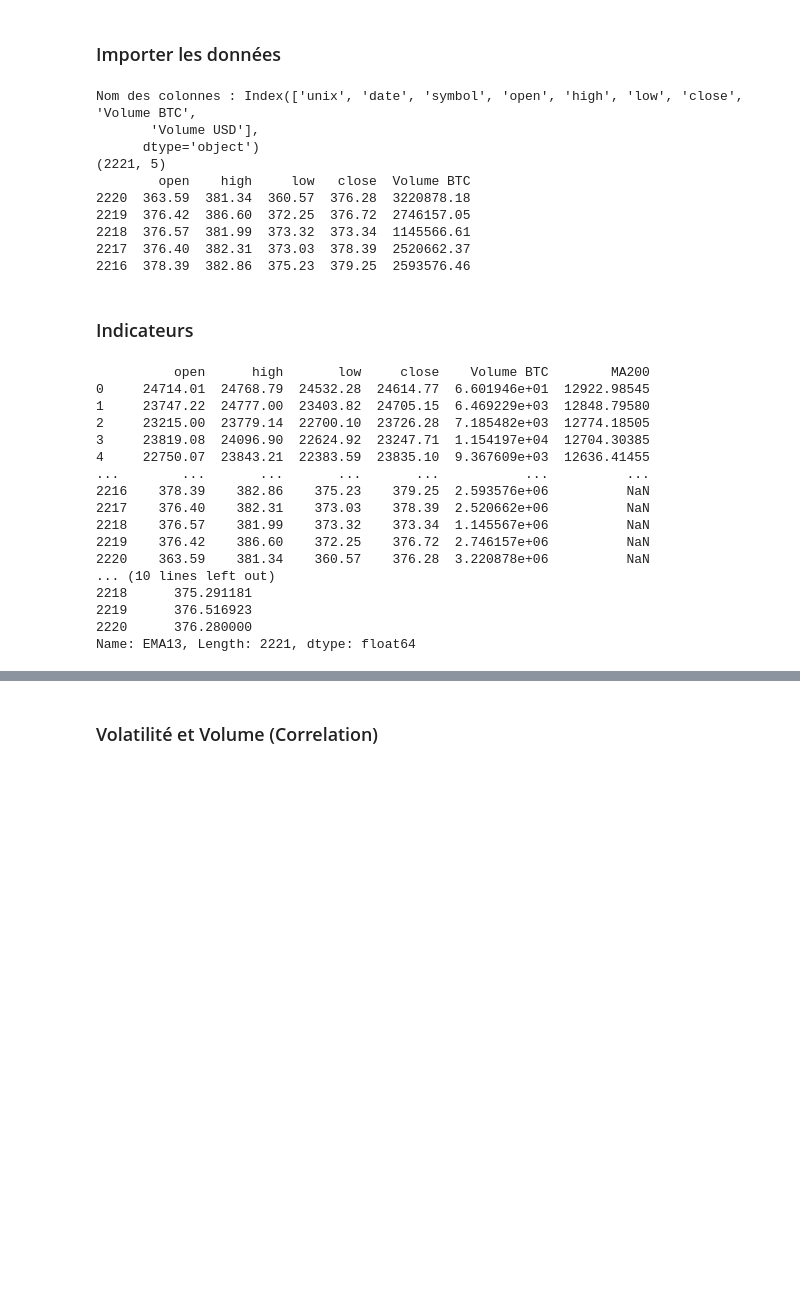
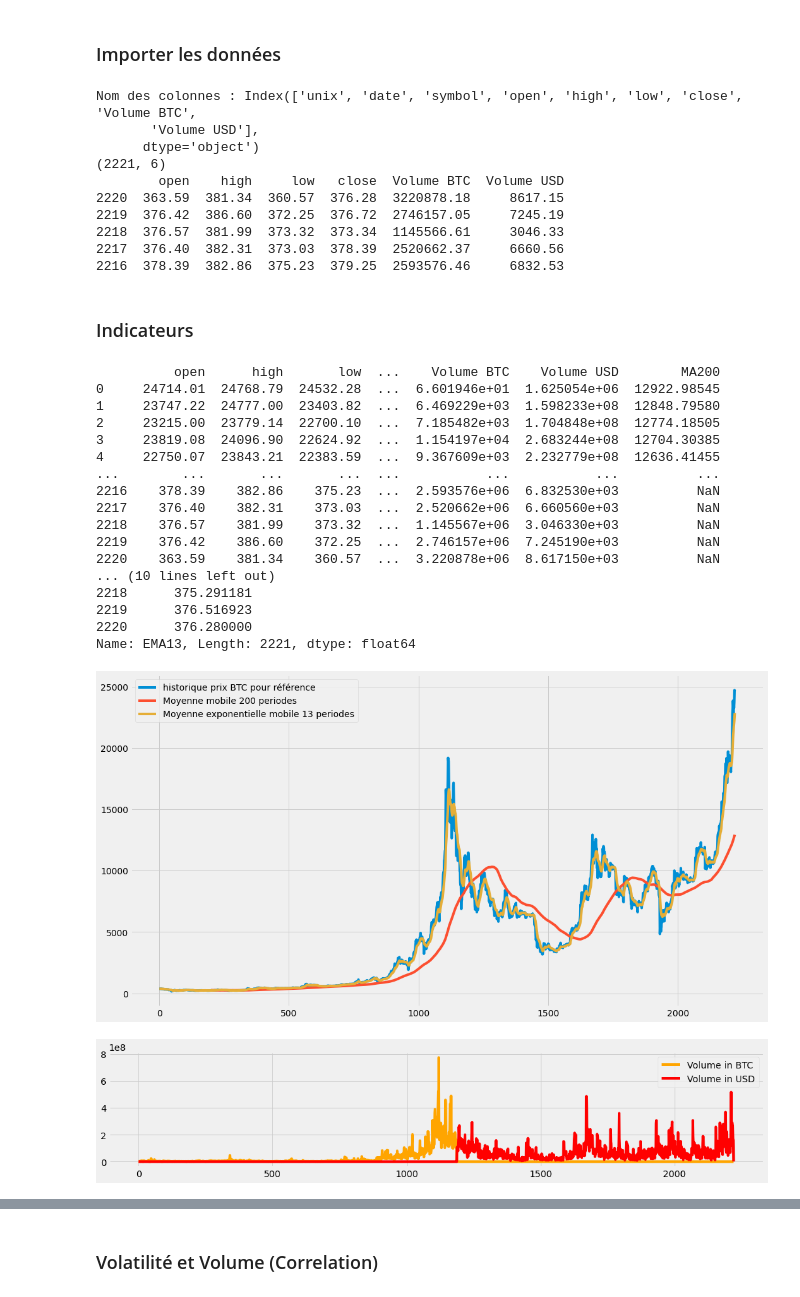
Before and after one commit to hderoche/RNN_Bitcoin_Prediction, a Jupyter notebook: StatistiquesDescriptivesBTC.ipynb, the cells around one changed output, grey strips where cells are left out. Cells and saved outputs as stored; diff of their text form; code cells hidden in the pictures; blank space fills up the shorter version.

```diff
--- a/StatistiquesDescriptivesBTC.ipynb
+++ b/StatistiquesDescriptivesBTC.ipynb
@@ -29,17 +36,17 @@ data = pd.DataFrame(dataBitstamp, index=[i for i in range(dataBitstamp.shape[0])
 # The datafiles I had were reversed, meaning that the index of the lastest data was 0, so I had to reverse the dataframe
 data = data[::-1]
 #data = data.drop(['Date','Symbol', 'Volume USD'], axis=1)
-data = data.drop(['date','symbol', 'Volume USD'], axis=1)
+data = data.drop(['date','symbol'], axis=1)
 print(data.shape)
 print(data.head())
 # %% [output]
 Nom des colonnes : Index(['unix', 'date', 'symbol', 'open', 'high', 'low', 'close', 'Volume BTC',
        'Volume USD'],
       dtype='object')
-(2221, 5)
-        open    high     low   close  Volume BTC
-2220  363.59  381.34  360.57  376.28  3220878.18
-2219  376.42  386.60  372.25  376.72  2746157.05
-2218  376.57  381.99  373.32  373.34  1145566.61
-2217  376.40  382.31  373.03  378.39  2520662.37
-2216  378.39  382.86  375.23  379.25  2593576.46
+(2221, 6)
+        open    high     low   close  Volume BTC  Volume USD
+2220  363.59  381.34  360.57  376.28  3220878.18     8617.15
+2219  376.42  386.60  372.25  376.72  2746157.05     7245.19
+2218  376.57  381.99  373.32  373.34  1145566.61     3046.33
+2217  376.40  382.31  373.03  378.39  2520662.37     6660.56
+2216  378.39  382.86  375.23  379.25  2593576.46     6832.53
@@ -62,20 +66,35 @@ def exponential_moving_average(data, param):
 print(moving_average(data, 200))
 print(exponential_moving_average(data, 13)['EMA13'])
 # %% [output]
-          open      high       low     close    Volume BTC        MA200
-0     24714.01  24768.79  24532.28  24614.77  6.601946e+01  12922.98545
-1     23747.22  24777.00  23403.82  24705.15  6.469229e+03  12848.79580
-2     23215.00  23779.14  22700.10  23726.28  7.185482e+03  12774.18505
-3     23819.08  24096.90  22624.92  23247.71  1.154197e+04  12704.30385
-4     22750.07  23843.21  22383.59  23835.10  9.367609e+03  12636.41455
-...        ...       ...       ...       ...           ...          ...
-2216    378.39    382.86    375.23    379.25  2.593576e+06          NaN
-2217    376.40    382.31    373.03    378.39  2.520662e+06          NaN
-2218    376.57    381.99    373.32    373.34  1.145567e+06          NaN
-2219    376.42    386.60    372.25    376.72  2.746157e+06          NaN
-2220    363.59    381.34    360.57    376.28  3.220878e+06          NaN
+          open      high       low  ...    Volume BTC    Volume USD        MA200
+0     24714.01  24768.79  24532.28  ...  6.601946e+01  1.625054e+06  12922.98545
+1     23747.22  24777.00  23403.82  ...  6.469229e+03  1.598233e+08  12848.79580
+2     23215.00  23779.14  22700.10  ...  7.185482e+03  1.704848e+08  12774.18505
+3     23819.08  24096.90  22624.92  ...  1.154197e+04  2.683244e+08  12704.30385
+4     22750.07  23843.21  22383.59  ...  9.367609e+03  2.232779e+08  12636.41455
+...        ...       ...       ...  ...           ...           ...          ...
+2216    378.39    382.86    375.23  ...  2.593576e+06  6.832530e+03          NaN
+2217    376.40    382.31    373.03  ...  2.520662e+06  6.660560e+03          NaN
+2218    376.57    381.99    373.32  ...  1.145567e+06  3.046330e+03          NaN
+2219    376.42    386.60    372.25  ...  2.746157e+06  7.245190e+03          NaN
+2220    363.59    381.34    360.57  ...  3.220878e+06  8.617150e+03          NaN
 ... (10 lines left out)
 2218      375.291181
 2219      376.516923
 2220      376.280000
 Name: EMA13, Length: 2221, dtype: float64
+# %%
+plt.figure(figsize=[16,9])
+dataTemp = data.reset_index()
+plt.plot(dataTemp['close'], label='historique prix BTC pour référence')
+plt.plot(dataTemp['MA200'], label="Moyenne mobile 200 periodes")
+plt.plot(dataTemp['EMA13'], label='Moyenne exponentielle mobile 13 periodes')
+plt.legend()
+plt.figure(figsize=[16,3])
+plt.plot(dataTemp['Volume BTC'], color="orange", scaley='log', label="Volume in BTC")
+plt.plot(dataTemp['Volume USD'], color="red", scaley='log', label="Volume in USD")
+plt.legend()
+plt.show()
+# %% [output]
+[figure, added]
+[figure, added]
```
Also changed, not shown: parts of 5 cells of this notebook.
